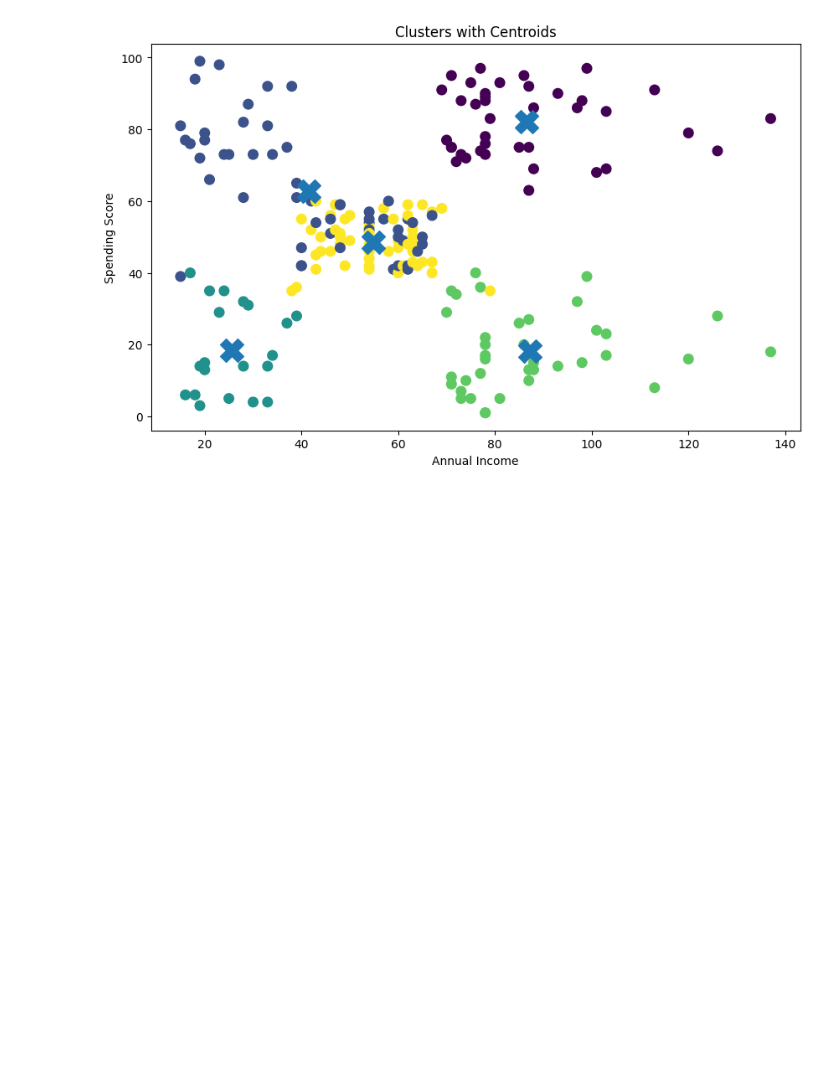
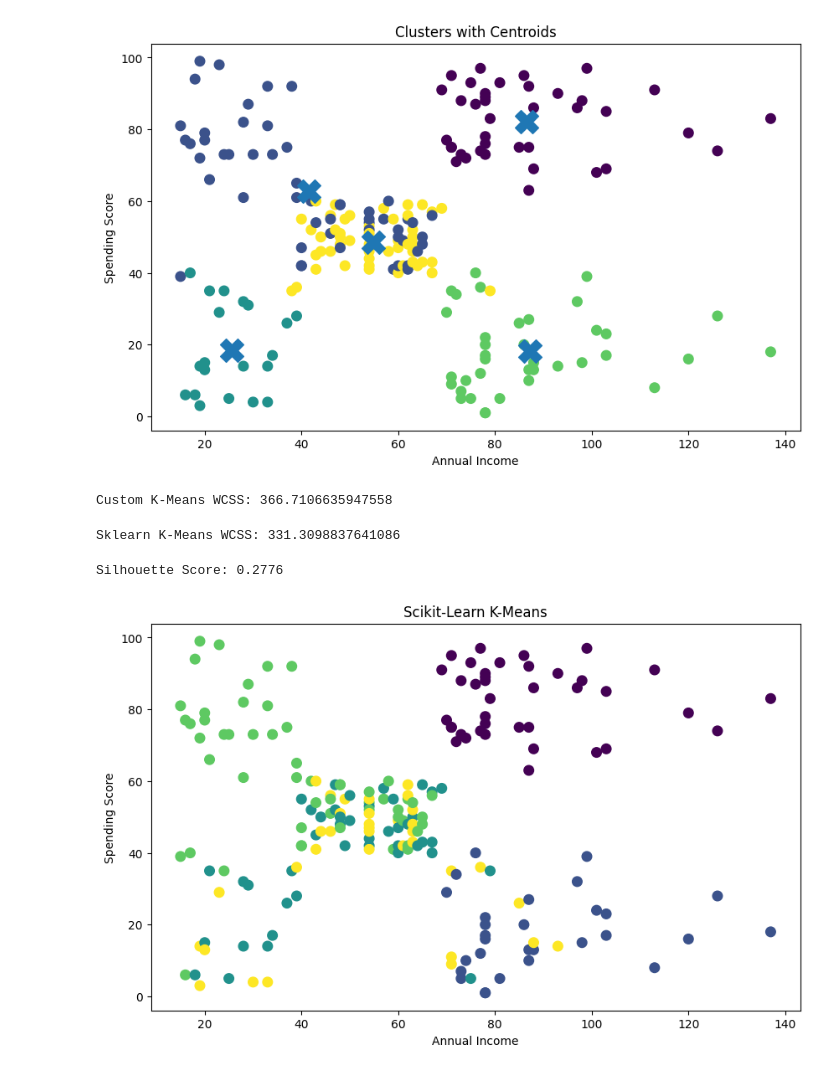
Before and after one commit to MR-ROGUE01/kmeans-clustering-from-scratch, a Jupyter notebook: Day_130.ipynb, the cells around one changed output. Drawn from its saved outputs; the diff is of its cells as text; code cells hidden in the pictures; blank space fills up the shorter version.

```diff
--- a/Day_130.ipynb
+++ b/Day_130.ipynb
@@ -340,3 +340,60 @@ fig.update_layout(
 )
 
 fig.show()
+# %%
+from sklearn.cluster import KMeans
+
+kmeans = KMeans(
+    n_clusters=5,
+    random_state=42,
+    n_init=10
+)
+
+kmeans.fit(X)
+
+sklearn_labels = kmeans.labels_
+sklearn_centroids = kmeans.cluster_centers_
+# %%
+custom_wcss = 0
+
+for i in range(K):
+    cluster_points = X[labels == i]
+
+    custom_wcss += np.sum(
+        (cluster_points - centroids[i]) ** 2
+    )
+
+print("Custom K-Means WCSS:", custom_wcss)
+# %% [output]
+Custom K-Means WCSS: 366.7106635947558
+# %%
+print("Sklearn K-Means WCSS:", kmeans.inertia_)
+# %% [output]
+Sklearn K-Means WCSS: 331.3098837641086
+# %%
+from sklearn.metrics import silhouette_score
+
+score = silhouette_score(X, labels)
+
+print("Silhouette Score:", round(score, 4))
+# %% [output]
+Silhouette Score: 0.2776
+# %%
+plt.figure(figsize=(10,6))
+
+plt.scatter(
+    df["Annual Income (k$)"],
+    df["Spending Score (1-100)"],
+    c=sklearn_labels,
+    cmap="viridis",
+    s=70
+)
+
+plt.title("Scikit-Learn K-Means")
+
+plt.xlabel("Annual Income")
+plt.ylabel("Spending Score")
+
+plt.show()
+# %% [output]
+[figure, added]
```
Also changed, not shown: parts of 1 cell of this notebook.
